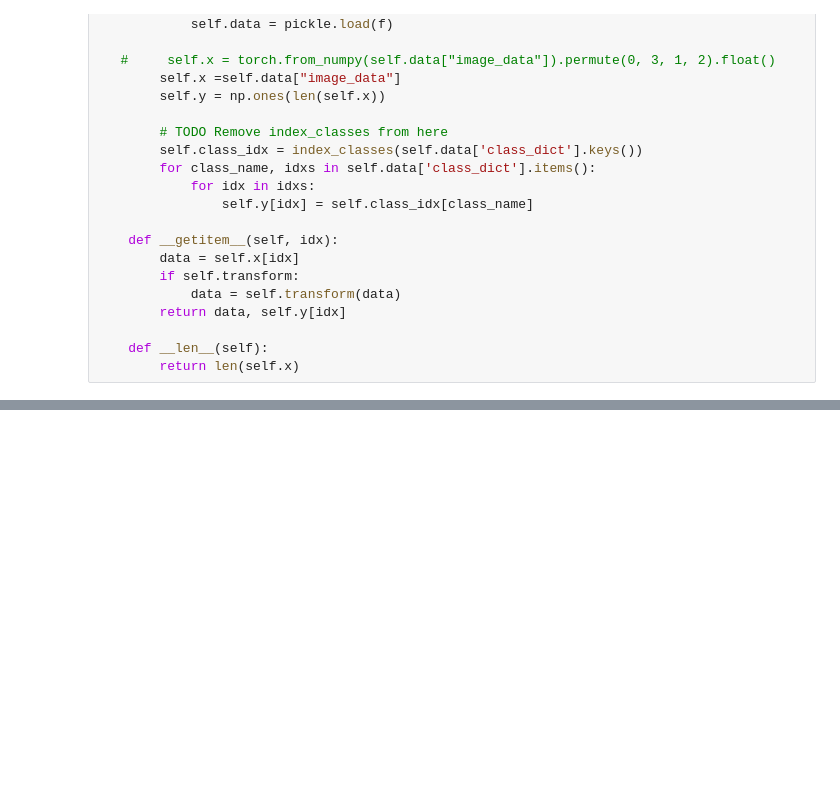
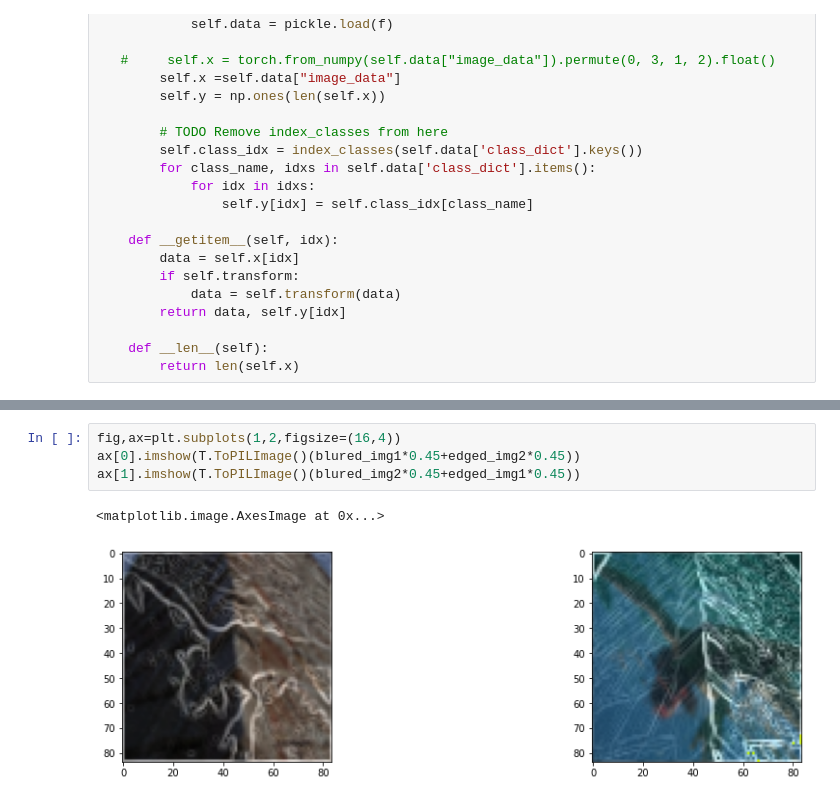
Before and after one commit to Cognitive-Systems-Laboratory/2021-AI-Highly-Cluttered-Dataset, a Jupyter notebook: metric_hyun/MixFreq.ipynb, the cells around one changed output, grey strips where cells are left out. Cells and saved outputs as stored; diff of their text form; blank space fills up the shorter version.

```diff
--- a/metric_hyun/MixFreq.ipynb
+++ b/metric_hyun/MixFreq.ipynb
@@ -124,0 +121,7 @@ directional_filter.weight = nn.Parameter(torch.from_numpy(directional_kernels).r
+# %%
+fig,ax=plt.subplots(1,2,figsize=(16,4))
+ax[0].imshow(T.ToPILImage()(blured_img1*0.45+edged_img2*0.45))
+ax[1].imshow(T.ToPILImage()(blured_img2*0.45+edged_img1*0.45))
+# %% [output]
+<matplotlib.image.AxesImage at 0x...>
+[figure, added]
```
Also changed, not shown: parts of 20 cells of this notebook, 4 other files.
